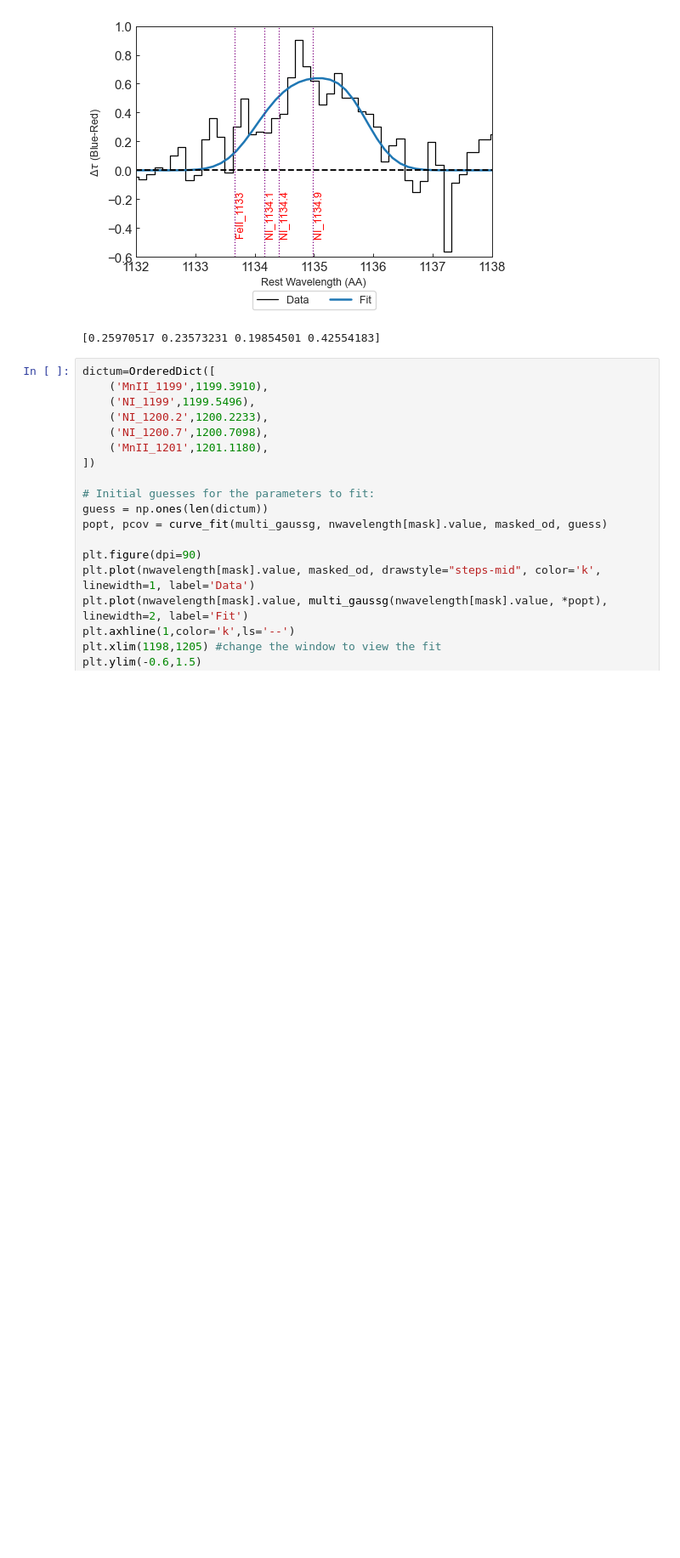
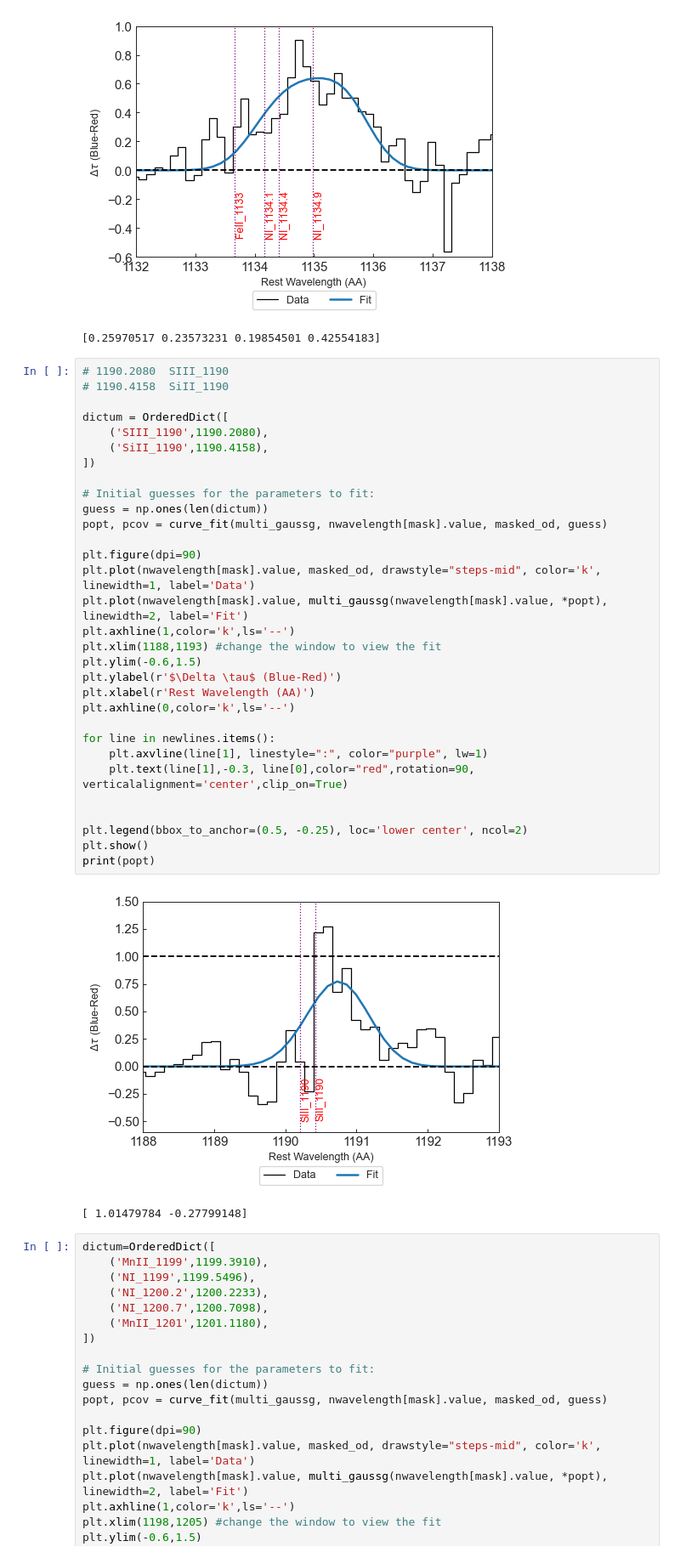
Before and after one commit to pyaritra/J1059, a Jupyter notebook: improved_spec.ipynb, the cells around one changed output. Shown at 85% size. Cells and saved outputs as stored; diff of their text form; blank space fills up the shorter version.

Commit message:
Added 1 more plot

```diff
--- a/improved_spec.ipynb
+++ b/improved_spec.ipynb
@@ -586,6 +586,40 @@ print(popt)
 # %% [output]
 [figure]
 [0.25970517 0.23573231 0.19854501 0.42554183]
+# %%
+# 1190.2080  SIII_1190
+# 1190.4158  SiII_1190
+
+dictum = OrderedDict([
+    ('SIII_1190',1190.2080),
+    ('SiII_1190',1190.4158),
+])
+
+# Initial guesses for the parameters to fit:
+guess = np.ones(len(dictum))
+popt, pcov = curve_fit(multi_gaussg, nwavelength[mask].value, masked_od, guess)
+
+plt.figure(dpi=90)
+plt.plot(nwavelength[mask].value, masked_od, drawstyle="steps-mid", color='k', linewidth=1, label='Data')
+plt.plot(nwavelength[mask].value, multi_gaussg(nwavelength[mask].value, *popt), linewidth=2, label='Fit')
+plt.axhline(1,color='k',ls='--')
+plt.xlim(1188,1193) #change the window to view the fit
+plt.ylim(-0.6,1.5)
+plt.ylabel(r'$\Delta \tau$ (Blue-Red)')
+plt.xlabel(r'Rest Wavelength (AA)')
+plt.axhline(0,color='k',ls='--')
+
+for line in newlines.items():
+    plt.axvline(line[1], linestyle=":", color="purple", lw=1)
+    plt.text(line[1],-0.3, line[0],color="red",rotation=90, verticalalignment='center',clip_on=True)
+
+
+plt.legend(bbox_to_anchor=(0.5, -0.25), loc='lower center', ncol=2)
+plt.show()
+print(popt)
+# %% [output]
+[figure, added]
+[ 1.01479784 -0.27799148]
 # %%
 dictum=OrderedDict([
     ('MnII_1199',1199.3910),
```
Also changed, not shown: parts of 1 cell of this notebook.
